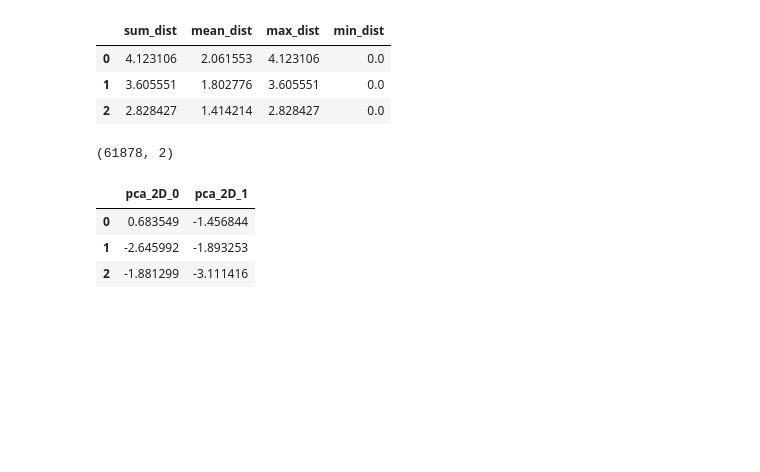
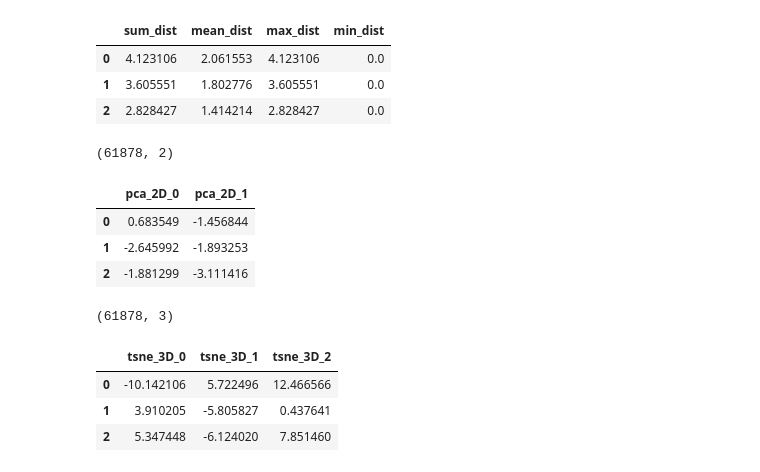
Before and after one commit to akiabe/kaggle_otto-group-product-classification, a Jupyter notebook: notebooks/prac_eda_and_modeling.ipynb, the cells around one changed output. Saved outputs shown, nothing was run; the diff lists cells and outputs as text; code cells hidden in the pictures; blank space fills up the shorter version.

```diff
--- a/notebooks/prac_eda_and_modeling.ipynb
+++ b/notebooks/prac_eda_and_modeling.ipynb
@@ -118,7 +118,19 @@ pca_df.head(3)
 # %%
 from sklearn import manifold
 
 tsne = manifold.TSNE(n_components=3, random_state=0)
-X_2D_tsne = tsne.fit_transform(X)
-print(X_2D_tsne.shape)
-print(X_3D_tsne.shape)
+tsne_3D = tsne.fit_transform(X)
+
+tsne_df = pd.DataFrame()
+tsne_df["tsne_3D_0"] = tsne_3D[:, 0]
+tsne_df["tsne_3D_1"] = tsne_3D[:, 1]
+tsne_df["tsne_3D_2"] = tsne_3D[:, 2]
+
+print(tsne_df.shape)
+tsne_df.head(3)
+# %% [output]
+(61878, 3)
+|  | tsne_3D_0 | tsne_3D_1 | tsne_3D_2 |
+| 0 | -10.142106 | 5.722496 | 12.466566 |
+| 1 | 3.910205 | -5.805827 | 0.437641 |
+| 2 | 5.347448 | -6.124020 | 7.851460 |
```
Also changed, not shown: parts of 7 cells of this notebook.
